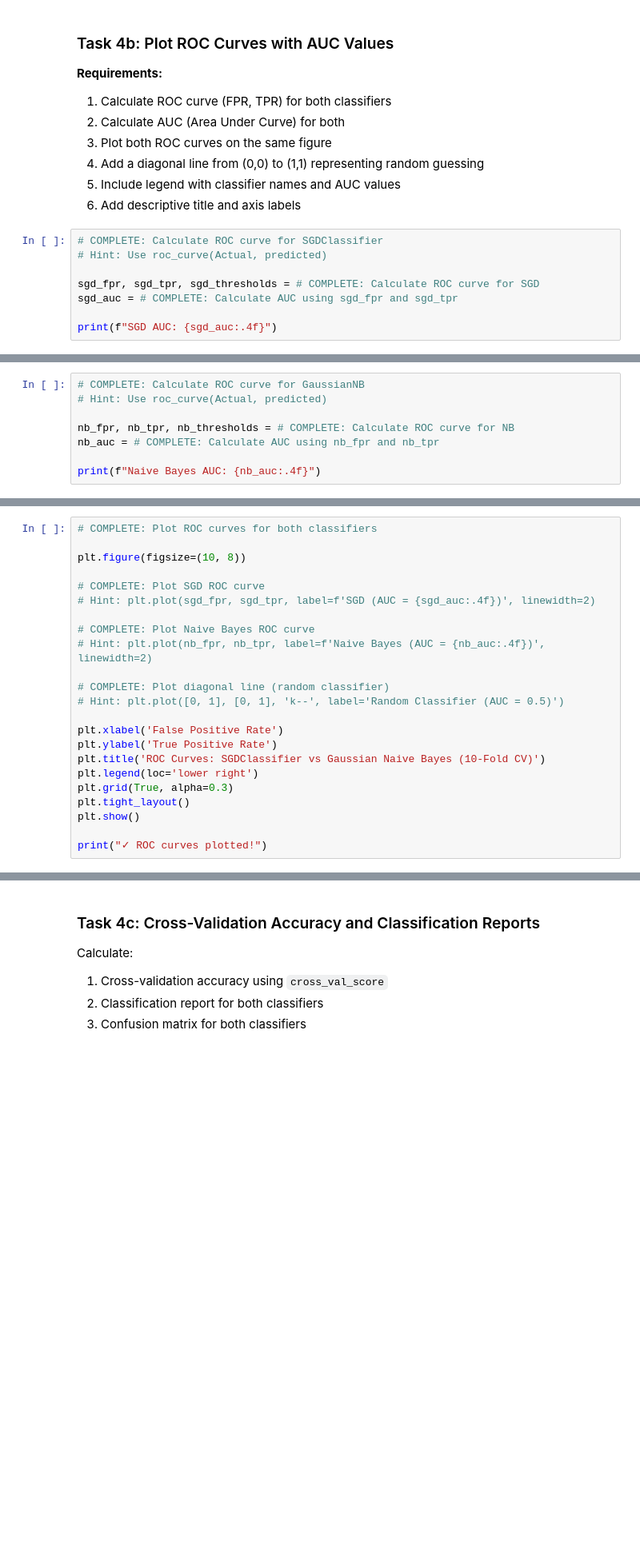
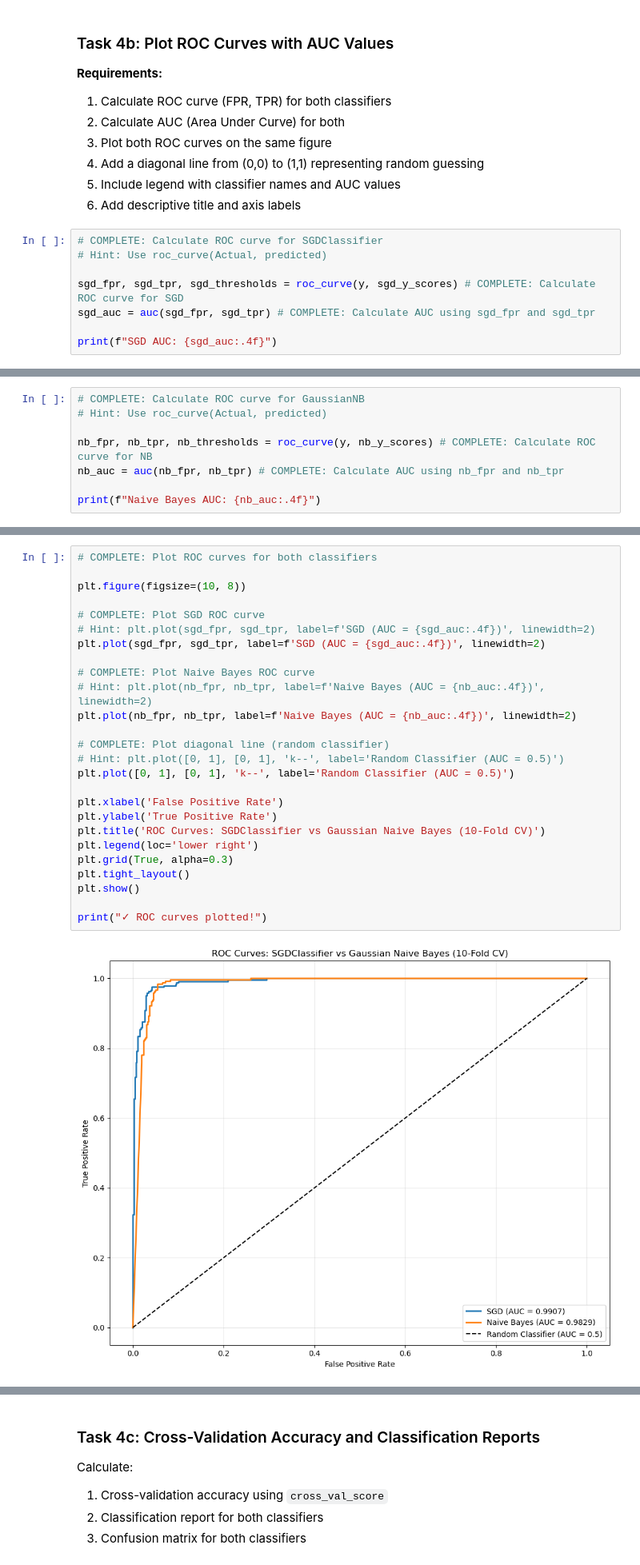
Before and after one commit to LittleVigney/COMPX310, a Jupyter notebook: Lab/Lab4/Lab4.ipynb, the cells around one changed output, grey strips where cells are left out. Shown: that part at 80% size. Drawn from its saved outputs; the diff is of its cells as text; blank space fills up the shorter version.

```diff
--- a/Lab/Lab4/Lab4.ipynb
+++ b/Lab/Lab4/Lab4.ipynb
@@ -252,7 +252,7 @@ print(f"✓ Naive Bayes cross-validation scores obtained: {nb_y_scores.shape}")
 # COMPLETE: Calculate ROC curve for SGDClassifier
 # Hint: Use roc_curve(Actual, predicted)
 
-sgd_fpr, sgd_tpr, sgd_thresholds = # COMPLETE: Calculate ROC curve for SGD
-sgd_auc = # COMPLETE: Calculate AUC using sgd_fpr and sgd_tpr
+sgd_fpr, sgd_tpr, sgd_thresholds = roc_curve(y, sgd_y_scores) # COMPLETE: Calculate ROC curve for SGD
+sgd_auc = auc(sgd_fpr, sgd_tpr) # COMPLETE: Calculate AUC using sgd_fpr and sgd_tpr
 
 print(f"SGD AUC: {sgd_auc:.4f}")
@@ -260,7 +262,7 @@ print(f"SGD AUC: {sgd_auc:.4f}")
 # COMPLETE: Calculate ROC curve for GaussianNB
 # Hint: Use roc_curve(Actual, predicted)
 
-nb_fpr, nb_tpr, nb_thresholds = # COMPLETE: Calculate ROC curve for NB
-nb_auc = # COMPLETE: Calculate AUC using nb_fpr and nb_tpr
+nb_fpr, nb_tpr, nb_thresholds = roc_curve(y, nb_y_scores) # COMPLETE: Calculate ROC curve for NB
+nb_auc = auc(nb_fpr, nb_tpr) # COMPLETE: Calculate AUC using nb_fpr and nb_tpr
 
 print(f"Naive Bayes AUC: {nb_auc:.4f}")
@@ -267,23 +271,28 @@ print(f"Naive Bayes AUC: {nb_auc:.4f}")
 # %%
 # COMPLETE: Plot ROC curves for both classifiers
 
 plt.figure(figsize=(10, 8))
 
 # COMPLETE: Plot SGD ROC curve
 # Hint: plt.plot(sgd_fpr, sgd_tpr, label=f'SGD (AUC = {sgd_auc:.4f})', linewidth=2)
+plt.plot(sgd_fpr, sgd_tpr, label=f'SGD (AUC = {sgd_auc:.4f})', linewidth=2)
 
 # COMPLETE: Plot Naive Bayes ROC curve
 # Hint: plt.plot(nb_fpr, nb_tpr, label=f'Naive Bayes (AUC = {nb_auc:.4f})', linewidth=2)
+plt.plot(nb_fpr, nb_tpr, label=f'Naive Bayes (AUC = {nb_auc:.4f})', linewidth=2)
 
 # COMPLETE: Plot diagonal line (random classifier)
 # Hint: plt.plot([0, 1], [0, 1], 'k--', label='Random Classifier (AUC = 0.5)')
+plt.plot([0, 1], [0, 1], 'k--', label='Random Classifier (AUC = 0.5)')
 
 plt.xlabel('False Positive Rate')
 plt.ylabel('True Positive Rate')
 plt.title('ROC Curves: SGDClassifier vs Gaussian Naive Bayes (10-Fold CV)')
 plt.legend(loc='lower right')
 plt.grid(True, alpha=0.3)
 plt.tight_layout()
 plt.show()
 
 print("✓ ROC curves plotted!")
+# %% [output]
+[figure, added]
```
Also changed, not shown: parts of 25 cells of this notebook, 1 other file.
